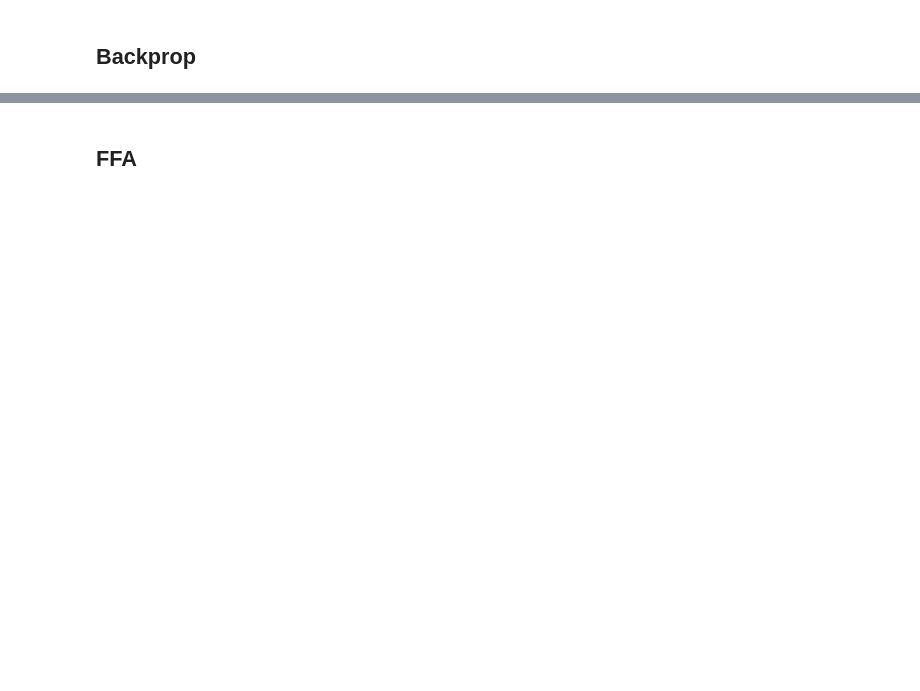
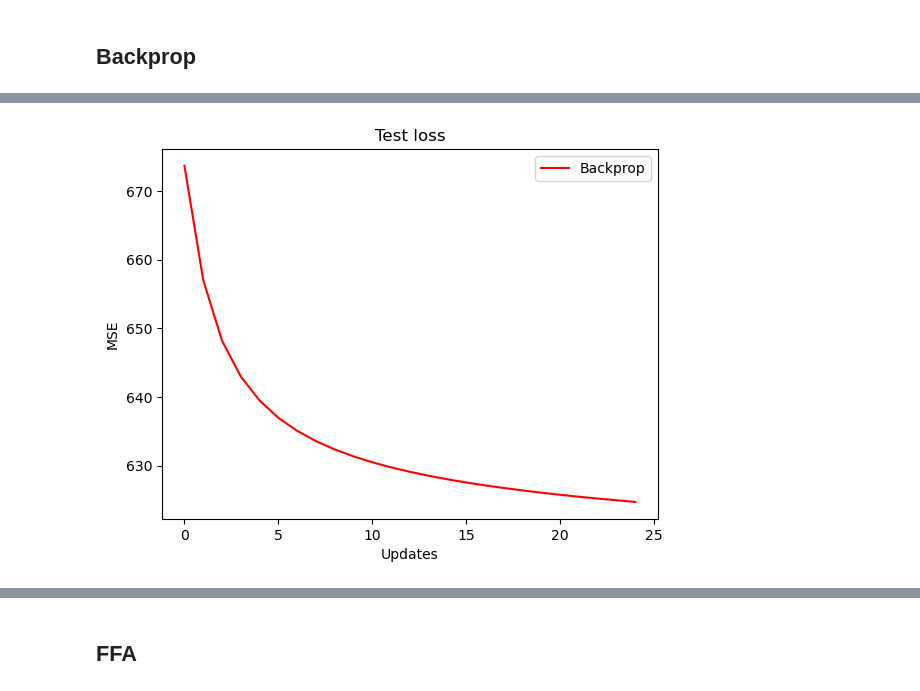
Before and after one commit to mwassermann/NMA-Microlearning-Project, a Jupyter notebook: Greens_restructured.ipynb, the cells around one changed output, grey strips where cells are left out. Saved outputs shown, nothing was run; the diff lists cells and outputs as text; code cells hidden in the pictures; blank space fills up the shorter version.

```diff
--- a/Greens_restructured.ipynb
+++ b/Greens_restructured.ipynb
@@ -162,0 +147,9 @@ np.save('results/netbackprop/cosine_similarity_bp_normal.npy', cosine_similarity
+# %%
+plt.plot(test_loss_bp_normal, label="Backprop", color='r')
+plt.xlabel("Updates")
+plt.ylabel("MSE")
+plt.legend()
+plt.title("Test loss")
+plt.show()
+# %% [output]
+[figure, added]
```
Also changed, not shown: parts of 41 cells of this notebook, 1 other file.
